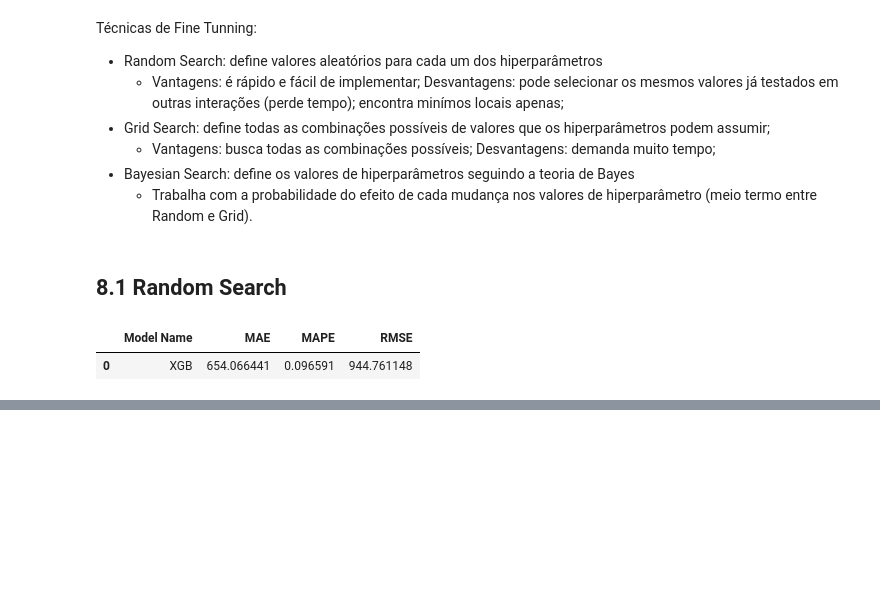
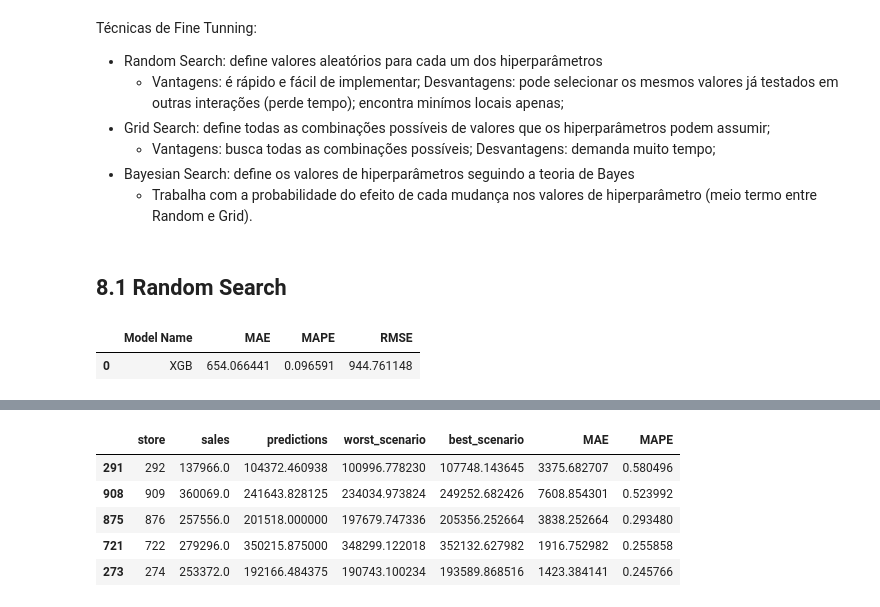
Before and after one commit to gustavo-moretto/Rossman-Sales-Prediction, a Jupyter notebook: rossmann_sales_prediction.ipynb, the cells around one changed output, grey strips where cells are left out. Saved outputs shown, nothing was run; the diff lists cells and outputs as text; code cells hidden in the pictures; blank space fills up the shorter version.

```diff
--- a/rossmann_sales_prediction.ipynb
+++ b/rossmann_sales_prediction.ipynb
@@ -1335,0 +1396,9 @@ xgb_result_tuned
+# %%
+df92.head()
+# %% [output]
+|  | store | sales | predictions | worst_scenario | best_scenario | MAE | MAPE |
+| 291 | 292 | 137966.0 | 104372.460938 | 100996.778230 | 107748.143645 | 3375.682707 | 0.580496 |
+| 908 | 909 | 360069.0 | 241643.828125 | 234034.973824 | 249252.682426 | 7608.854301 | 0.523992 |
+| 875 | 876 | 257556.0 | 201518.000000 | 197679.747336 | 205356.252664 | 3838.252664 | 0.293480 |
+| 721 | 722 | 279296.0 | 350215.875000 | 348299.122018 | 352132.627982 | 1916.752982 | 0.255858 |
+| 273 | 274 | 253372.0 | 192166.484375 | 190743.100234 | 193589.868516 | 1423.384141 | 0.245766 |
```
Also changed, not shown: parts of 16 cells of this notebook, 3 other files.
